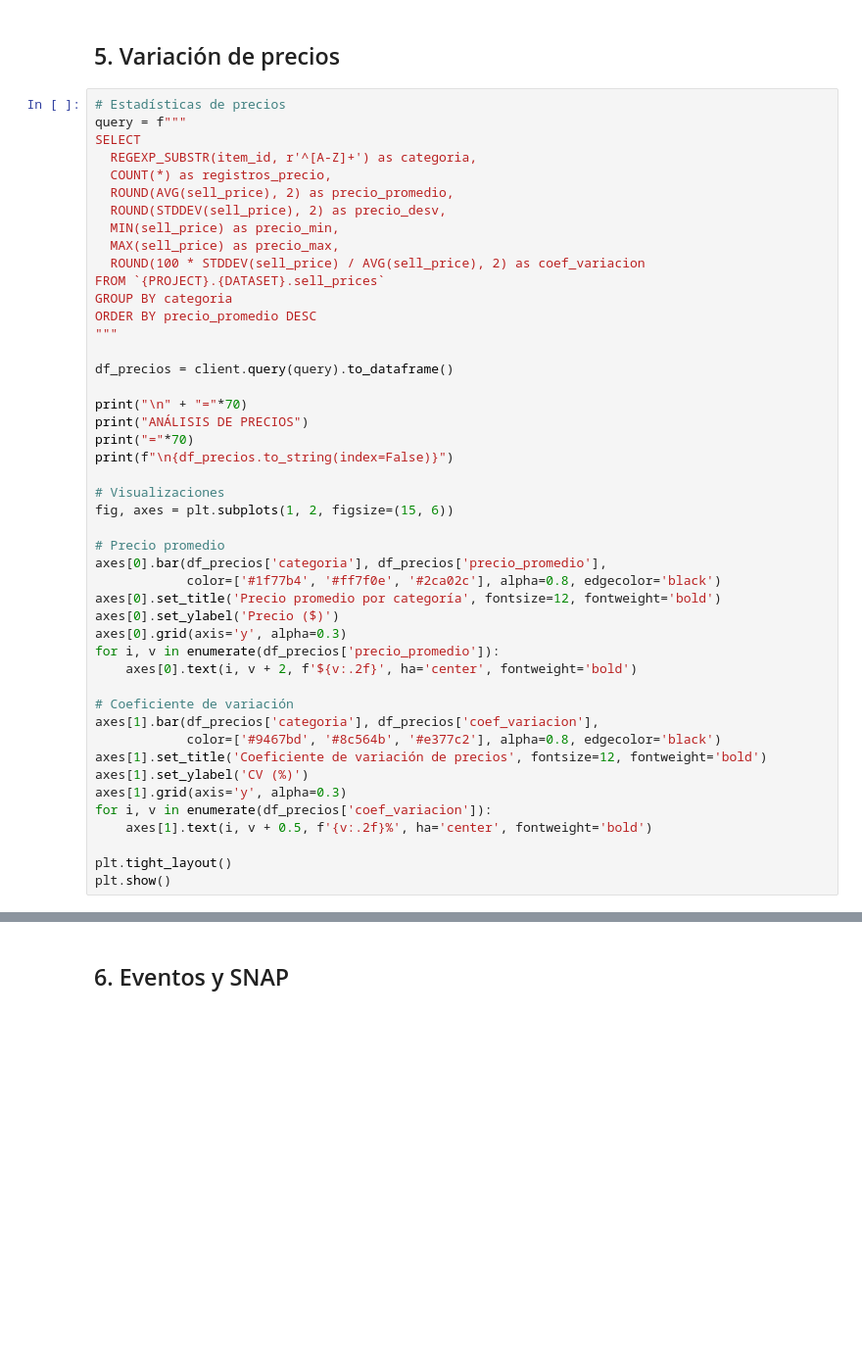
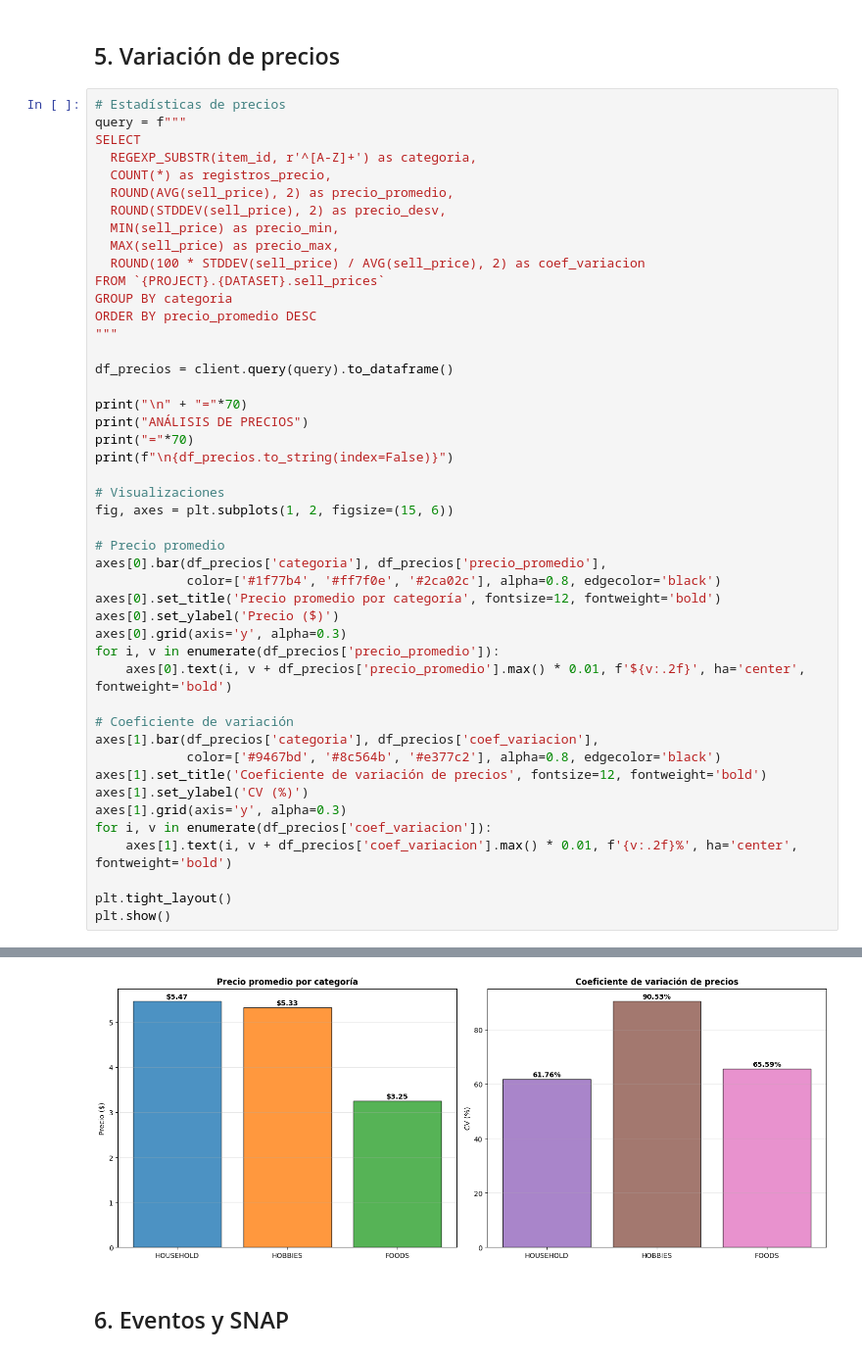
Before and after one commit to desareca/m5-probabilistic-forecast, a Jupyter notebook: notebooks/01_eda.ipynb, the cells around one changed output, grey strips where cells are left out. Shown at 98% size. Cells and saved outputs as stored; diff of their text form; blank space fills up the shorter version.

```diff
--- a/notebooks/01_eda.ipynb
+++ b/notebooks/01_eda.ipynb
@@ -302,7 +336,7 @@ axes[0].set_title('Precio promedio por categoría', fontsize=12, fontweight='bol
 axes[0].set_ylabel('Precio ($)')
 axes[0].grid(axis='y', alpha=0.3)
 for i, v in enumerate(df_precios['precio_promedio']):
-    axes[0].text(i, v + 2, f'${v:.2f}', ha='center', fontweight='bold')
+    axes[0].text(i, v + df_precios['precio_promedio'].max() * 0.01, f'${v:.2f}', ha='center', fontweight='bold')
 
 # Coeficiente de variación
 axes[1].bar(df_precios['categoria'], df_precios['coef_variacion'],
@@ -311,7 +345,8 @@ axes[1].set_title('Coeficiente de variación de precios', fontsize=12, fontweigh
 axes[1].set_ylabel('CV (%)')
 axes[1].grid(axis='y', alpha=0.3)
 for i, v in enumerate(df_precios['coef_variacion']):
-    axes[1].text(i, v + 0.5, f'{v:.2f}%', ha='center', fontweight='bold')
+    axes[1].text(i, v + df_precios['coef_variacion'].max() * 0.01, f'{v:.2f}%', ha='center', fontweight='bold')
 
 plt.tight_layout()
 plt.show()
+# %% [output]
@@ -318,3 +361,4 @@ plt.show()
+[figure, added]
 # %% [markdown]
 ## 6. Eventos y SNAP
 # %%
```
Also changed, not shown: parts of 14 cells of this notebook.
